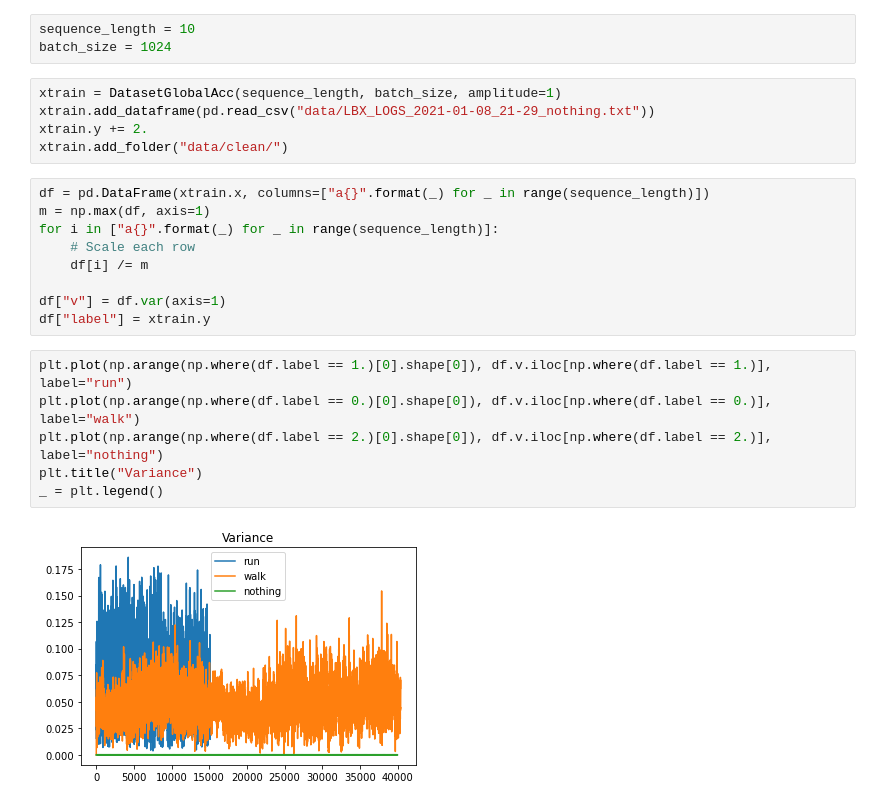
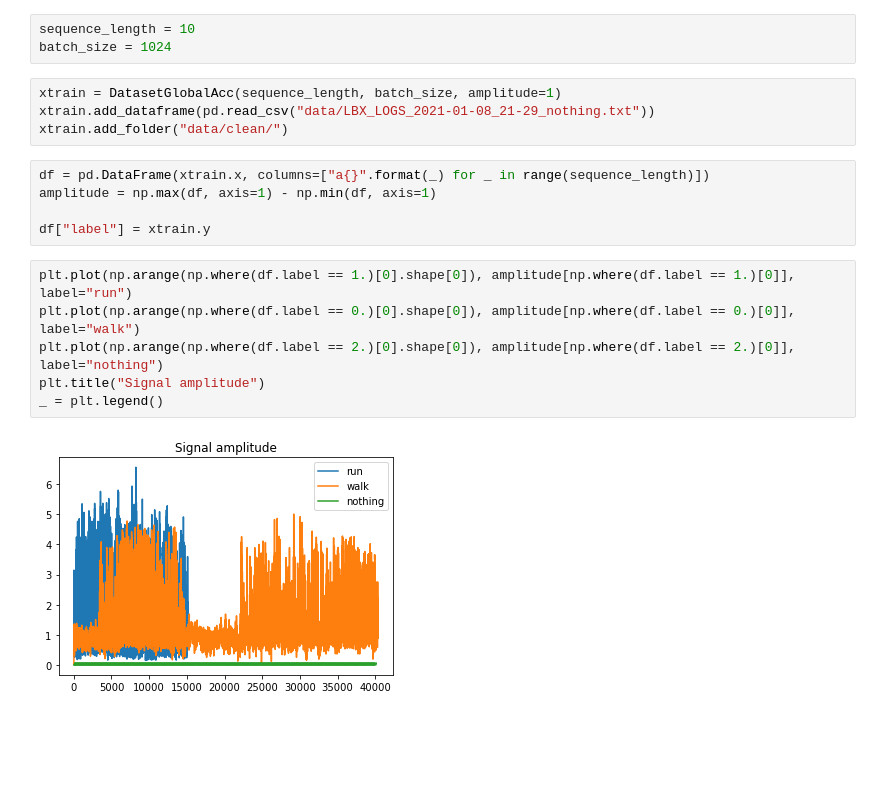
Before and after one commit to nakmuaycoder/classiAcceleration, a Jupyter notebook: analysis/detect_motion.ipynb, the cells around one changed output. Drawn from its saved outputs; the diff is of its cells as text; blank space fills up the shorter version.

Commit message:
replace var by amplitude

```diff
--- a/analysis/detect_motion.ipynb
+++ b/analysis/detect_motion.ipynb
@@ -16,22 +16,17 @@ batch_size = 1024
 # %%
 xtrain = DatasetGlobalAcc(sequence_length, batch_size, amplitude=1)
 xtrain.add_dataframe(pd.read_csv("data/LBX_LOGS_2021-01-08_21-29_nothing.txt"))
-xtrain.y += 2.
 xtrain.add_folder("data/clean/")
 # %%
 df = pd.DataFrame(xtrain.x, columns=["a{}".format(_) for _ in range(sequence_length)])
-m = np.max(df, axis=1)
-for i in ["a{}".format(_) for _ in range(sequence_length)]:
-    # Scale each row
-    df[i] /= m
+amplitude = np.max(df, axis=1) - np.min(df, axis=1)
 
-df["v"] = df.var(axis=1)
 df["label"] = xtrain.y
 # %%
-plt.plot(np.arange(np.where(df.label == 1.)[0].shape[0]), df.v.iloc[np.where(df.label == 1.)], label="run")
-plt.plot(np.arange(np.where(df.label == 0.)[0].shape[0]), df.v.iloc[np.where(df.label == 0.)], label="walk")
-plt.plot(np.arange(np.where(df.label == 2.)[0].shape[0]), df.v.iloc[np.where(df.label == 2.)], label="nothing")
-plt.title("Variance")
+plt.plot(np.arange(np.where(df.label == 1.)[0].shape[0]), amplitude[np.where(df.label == 1.)[0]], label="run")
+plt.plot(np.arange(np.where(df.label == 0.)[0].shape[0]), amplitude[np.where(df.label == 0.)[0]], label="walk")
+plt.plot(np.arange(np.where(df.label == 2.)[0].shape[0]), amplitude[np.where(df.label == 2.)[0]], label="nothing")
+plt.title("Signal amplitude")
 _ = plt.legend()
 # %% [output]
-[figure, old version]
+[figure, new version]
```
Also changed, not shown: parts of 1 cell of this notebook.
